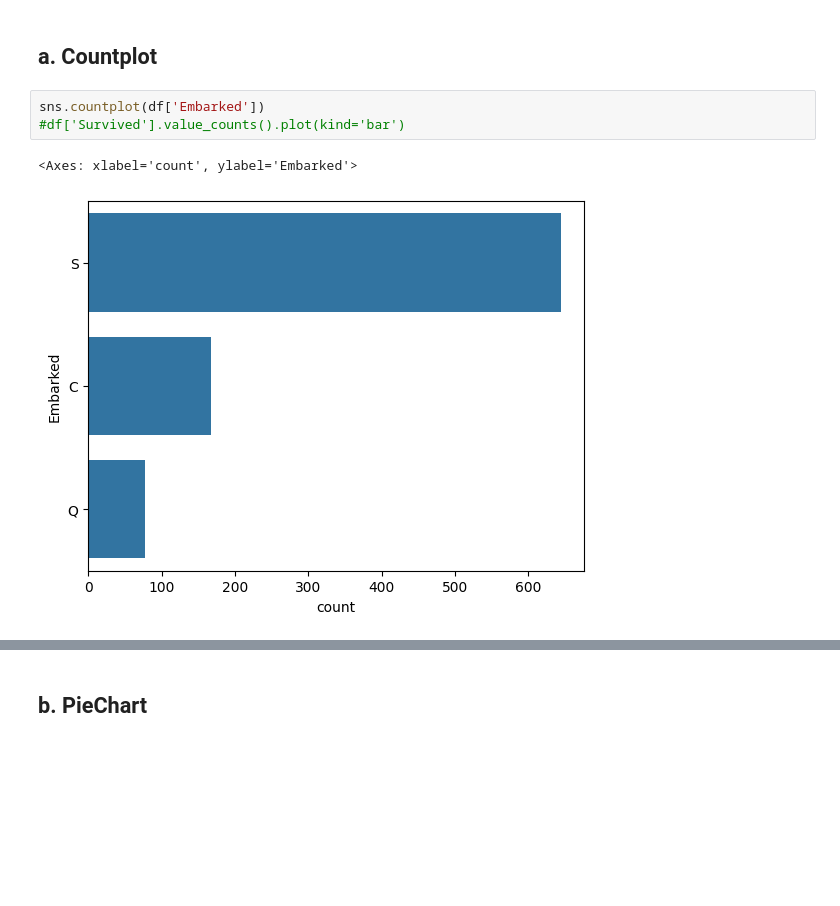
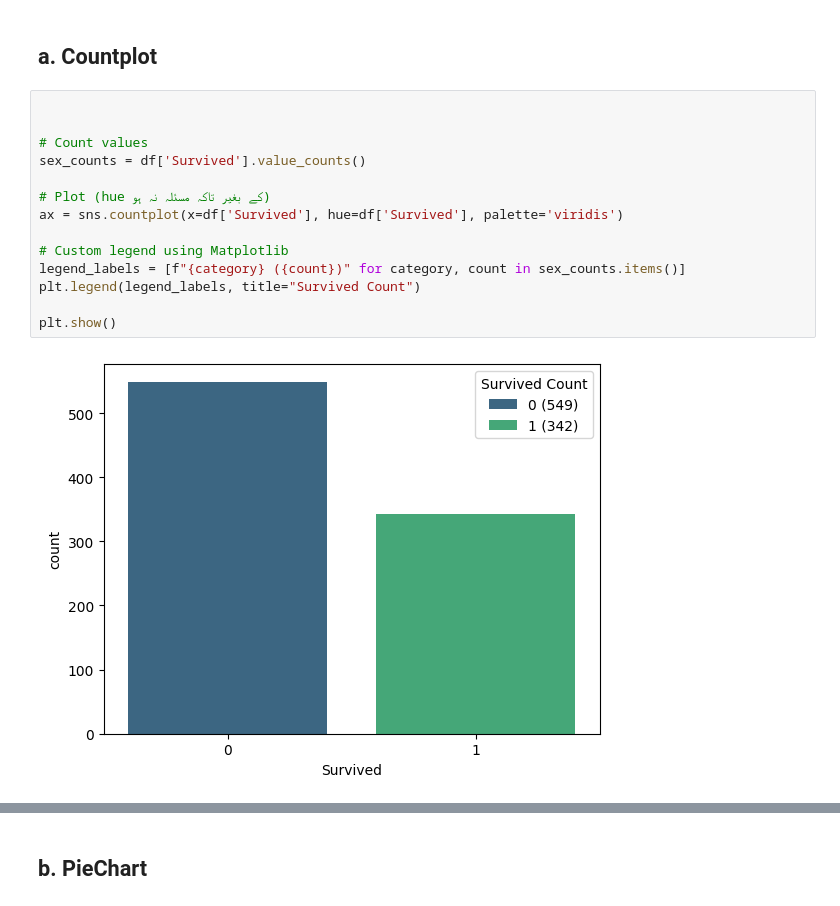
Before and after one commit to SohailKhanPAK/Uni-Variant-EDA--Exploratory-Data-Analysis-, a Jupyter notebook: Uni-Variant EDA (Exploratory Data Analysis).ipynb, the cells around one changed output, grey strips where cells are left out. Drawn from its saved outputs; the diff is of its cells as text; blank space fills up the shorter version.

Commit message:
implemented legends on charts

```diff
--- a/Uni-Variant EDA (Exploratory Data Analysis).ipynb
+++ b/Uni-Variant EDA (Exploratory Data Analysis).ipynb
@@ -19,8 +20,18 @@ df.head()
 # %% [markdown]
 ## a. Countplot
 # %%
-sns.countplot(df['Embarked'])
-#df['Survived'].value_counts().plot(kind='bar')
+
+
+# Count values
+sex_counts = df['Survived'].value_counts()
+
+# Plot (hue کے بغیر تاکہ مسئلہ نہ ہو)
+ax = sns.countplot(x=df['Survived'], hue=df['Survived'], palette='viridis')
+
+# Custom legend using Matplotlib
+legend_labels = [f"{category} ({count})" for category, count in sex_counts.items()]
+plt.legend(legend_labels, title="Survived Count")
+
+plt.show()
 # %% [output]
-<Axes: xlabel='count', ylabel='Embarked'>
-[figure, old version]
+[figure, new version]
```
Also changed, not shown: parts of 3 cells of this notebook.
